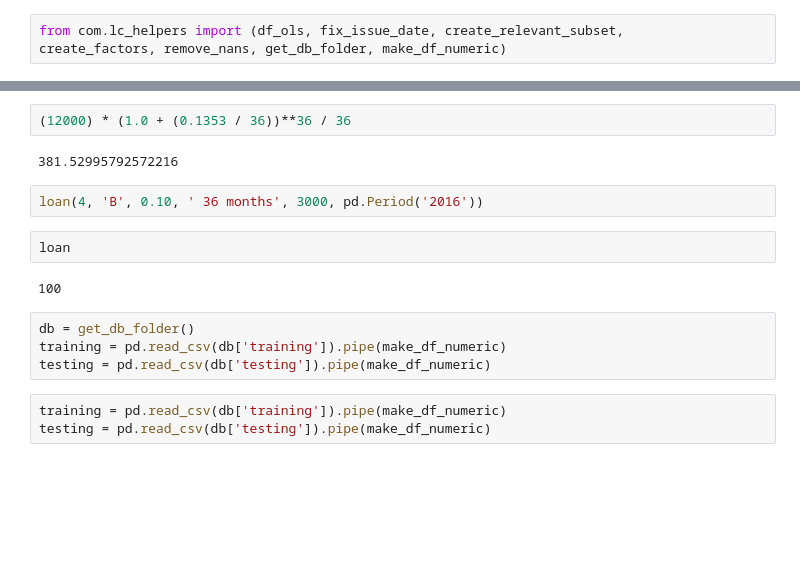
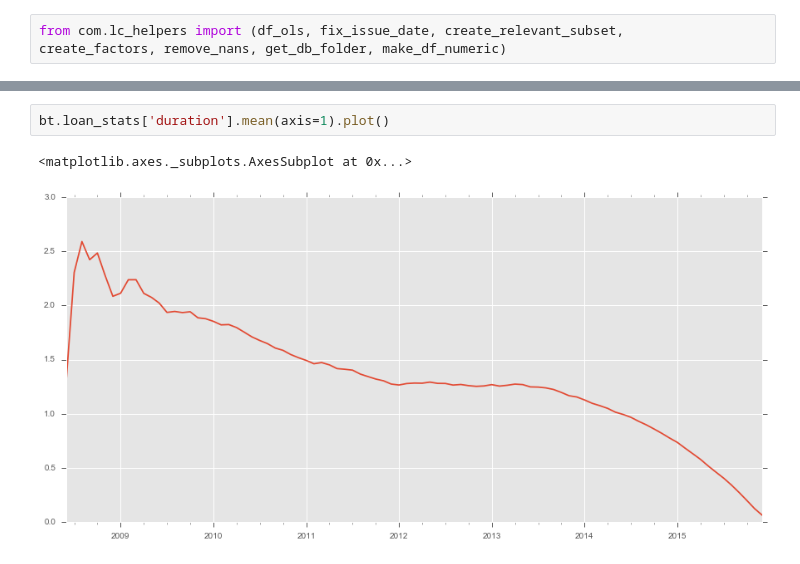
Before and after one commit to buffalohird/lending-club, a Jupyter notebook: notebooks/lending club backtest.ipynb, the cells around one changed output, grey strips where cells are left out. Saved outputs shown, nothing was run; the diff lists cells and outputs as text; blank space fills up the shorter version.

```diff
--- a/notebooks/lending club backtest.ipynb
+++ b/notebooks/lending club backtest.ipynb
@@ -178,17 +102,5 @@ P * (r* (1.0+r)**n) / ((1.0+r)**n - 1)
-# %%
-(12000) * (1.0 + (0.1353 / 36))**36 / 36
-# %% [output]
-381.52995792572216
-# %%
-loan(4, 'B', 0.10, ' 36 months', 3000, pd.Period('2016'))
-# %%
-loan
-# %% [output]
-100
-# %%
-db = get_db_folder()
-training = pd.read_csv(db['training']).pipe(make_df_numeric)
-testing = pd.read_csv(db['testing']).pipe(make_df_numeric)
-# %%
-training = pd.read_csv(db['training']).pipe(make_df_numeric)
-testing = pd.read_csv(db['testing']).pipe(make_df_numeric)
+# %%
+bt.loan_stats['duration'].mean(axis=1).plot()
+# %% [output]
+<matplotlib.axes._subplots.AxesSubplot at 0x...>
+[figure, added]
```
Also changed, not shown: parts of 26 cells of this notebook, 3 other files.
